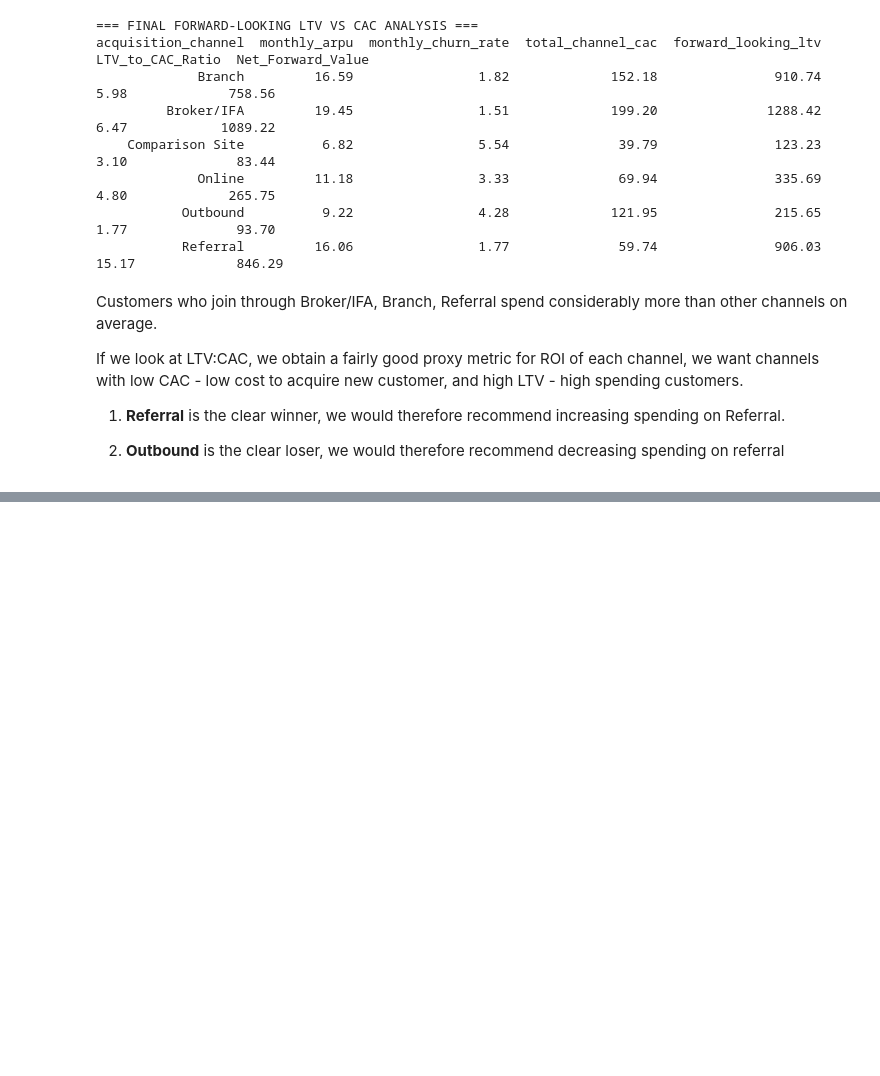
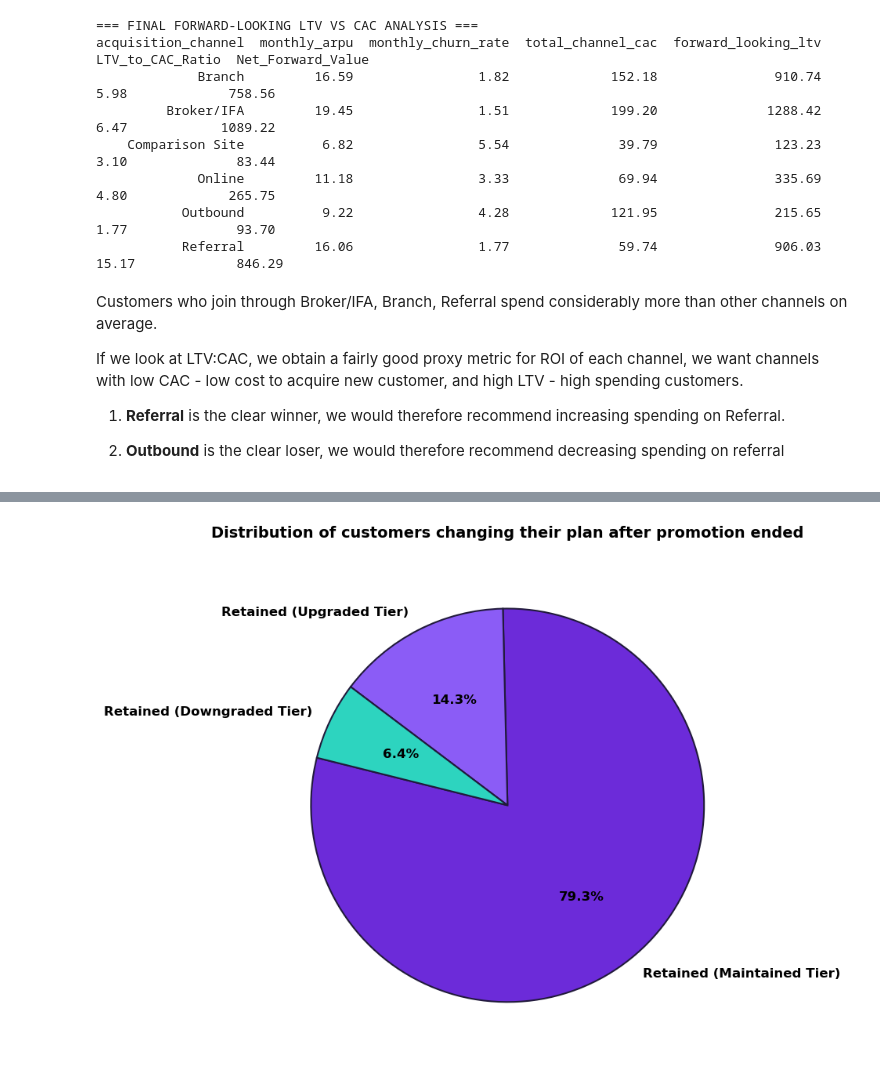
Before and after one commit to geraintmelville/moneycraft_project, a Jupyter notebook: Geraint.ipynb, the cells around one changed output, grey strips where cells are left out. Saved outputs shown, nothing was run; the diff lists cells and outputs as text; code cells hidden in the pictures; blank space fills up the shorter version.

```diff
--- a/Geraint.ipynb
+++ b/Geraint.ipynb
@@ -843,0 +997,20 @@ If we look at LTV:CAC, we obtain a fairly good proxy metric for ROI of each chan
+# %%
+promo_cohort_retention['post_promo_status_details'] = 'Churned'
+
+# maintained
+promo_cohort_retention.loc[
+    (promo_cohort_retention['tenure_months'] >= 7) & (month_7_plan == start_plan),
+    'post_promo_status_details'
+] = 'Retained (Maintained Tier)'
+
+# downgraded
+promo_cohort_retention.loc[
+    (promo_cohort_retention['tenure_months'] >= 7) & (month_7_plan < start_plan),
+    'post_promo_status_details'
+] = 'Retained (Downgraded Tier)'
+
+# upgraded
+promo_cohort_retention.loc[
+    (promo_cohort_retention['tenure_months'] >= 7) & (month_7_plan > start_plan),
+    'post_promo_status_details'
+] = 'Retained (Upgraded Tier)'
@@ -843,0 +1030,18 @@ If we look at LTV:CAC, we obtain a fairly good proxy metric for ROI of each chan
+# %%
+#plot = retention_status_percentages.plot.pie(y="retention_status_percentages", figsize=(5, 5))
+
+fig = plt.figure(figsize=(10, 7))
+plt.pie(
+    retention_status_percentages,
+    labels=retention_status_percentages.index,
+    autopct='%1.1f%%',
+    startangle=166,
+    colors=['#6C2BD9', '#8B5CF6', '#2DD4BF', '#E9E1FA'],
+    textprops={'weight': 'bold', 'fontsize': 12},
+    wedgeprops={'edgecolor': '#211A3B', 'linewidth': 1.5}
+)
+plt.title('Distribution of customers changing their plan after promotion ended', fontsize=14, weight='bold', pad=20)
+plt.tight_layout()
+plt.show()
+# %% [output]
+[figure, added]
```
Also changed, not shown: parts of 42 cells of this notebook, 1 other file.
